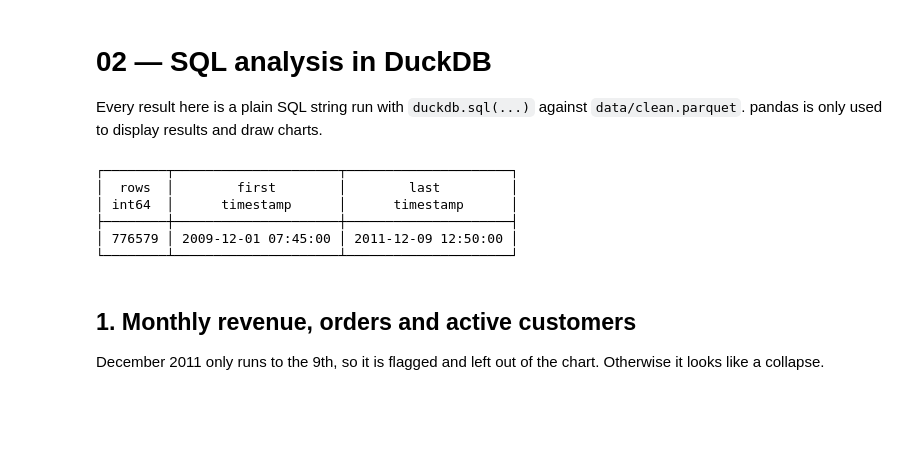
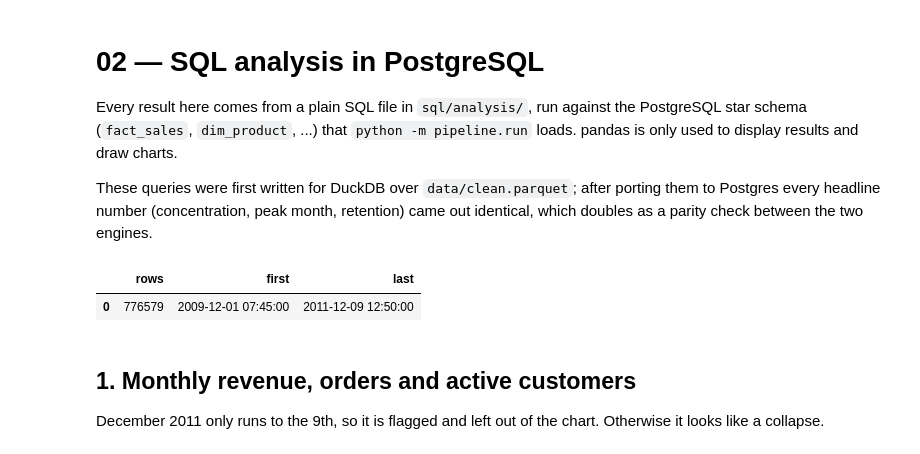
Before and after one commit to Raghav-2006/retail-churn-analysis, a Jupyter notebook: notebooks/02_sql_analysis.ipynb, the cells around one changed output. Saved outputs shown, nothing was run; the diff lists cells and outputs as text; code cells hidden in the pictures; blank space fills up the shorter version.

````diff
--- a/notebooks/02_sql_analysis.ipynb
+++ b/notebooks/02_sql_analysis.ipynb
@@ -1,38 +1,43 @@
 # %% [markdown]
-# 02 — SQL analysis in DuckDB
+# 02 — SQL analysis in PostgreSQL
 
-Every result here is a plain SQL string run with `duckdb.sql(...)` against `data/clean.parquet`.
+Every result here comes from a plain SQL file in `sql/analysis/`, run against the PostgreSQL star schema (`fact_sales`, `dim_product`, ...) that `python -m pipeline.run` loads.
 pandas is only used to display results and draw charts.
+
+These queries were first written for DuckDB over `data/clean.parquet`; after porting them to Postgres every headline number (concentration, peak month, retention) came out identical, which doubles as a parity check between the two engines.
 # %%
 import math
 import sys
 from pathlib import Path
 
 ROOT = Path.cwd().parent if Path.cwd().name == "notebooks" else Path.cwd()
 sys.path.insert(0, str(ROOT))
 
-import duckdb
 import matplotlib.dates as mdates
 import matplotlib.pyplot as plt
 import matplotlib.ticker as mtick
 import pandas as pd
+from IPython.display import Markdown, display
 
+from pipeline.db import SQL_DIR, read_sql, run_sql_file
 from src.metrics import save_metrics
 from src.style import BLUE, GRAY, INK_2, apply_style, save
 
 apply_style()
 pd.set_option("display.width", 140)
 
-# A view keeps the queries readable: FROM sales instead of a file path
-duckdb.sql(f"CREATE OR REPLACE VIEW sales AS SELECT * FROM '{ROOT / 'data' / 'clean.parquet'}'")
-duckdb.sql("SELECT count(*) AS rows, min(InvoiceDate) AS first, max(InvoiceDate) AS last FROM sales")
+
+def sql(name: str) -> pd.DataFrame:
+    """Show the query from sql/analysis/<name>.sql, run it in PostgreSQL and return the result."""
+    display(Markdown(f"`sql/analysis/{name}.sql`\n```sql\n{(SQL_DIR / 'analysis' / f'{name}.sql').read_text()}```"))
+    return run_sql_file(name)
+
+
+# Every query below runs in the PostgreSQL warehouse loaded by `python -m pipeline.run`
+read_sql("SELECT count(*) AS rows, min(invoice_date) AS first, max(invoice_date) AS last FROM fact_sales")
 # %% [output]
-┌────────┬─────────────────────┬─────────────────────┐
-│  rows  │        first        │        last         │
-│ int64  │      timestamp      │      timestamp      │
-├────────┼─────────────────────┼─────────────────────┤
-│ 776579 │ 2009-12-01 07:45:00 │ 2011-12-09 12:50:00 │
-└────────┴─────────────────────┴─────────────────────┘
+|  | rows | first | last |
+| 0 | 776579 | 2009-12-01 07:45:00 | 2011-12-09 12:50:00 |
 # %% [markdown]
 ## 1. Monthly revenue, orders and active customers
 
````
Also changed, not shown: parts of 8 cells of this notebook, 34 other files.
